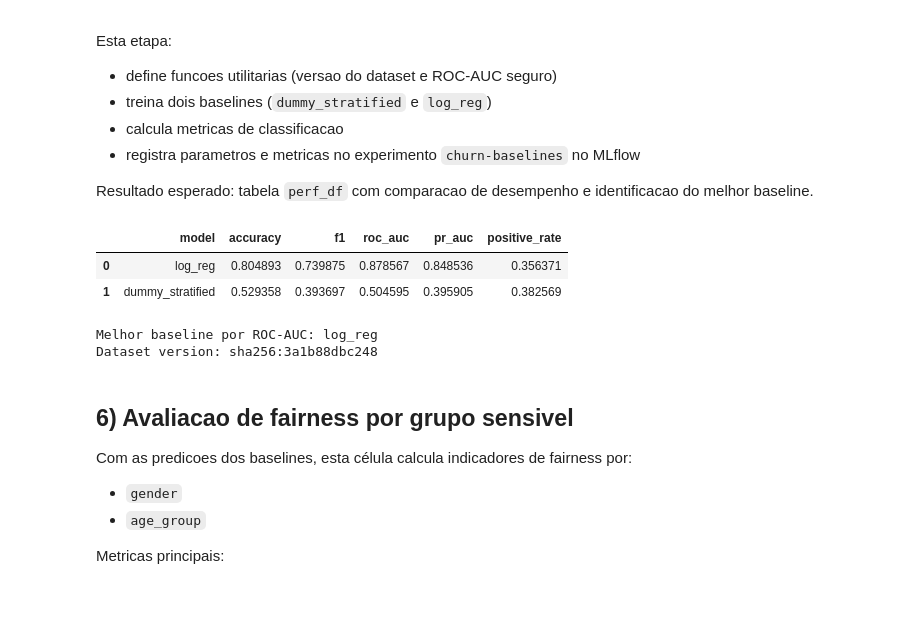
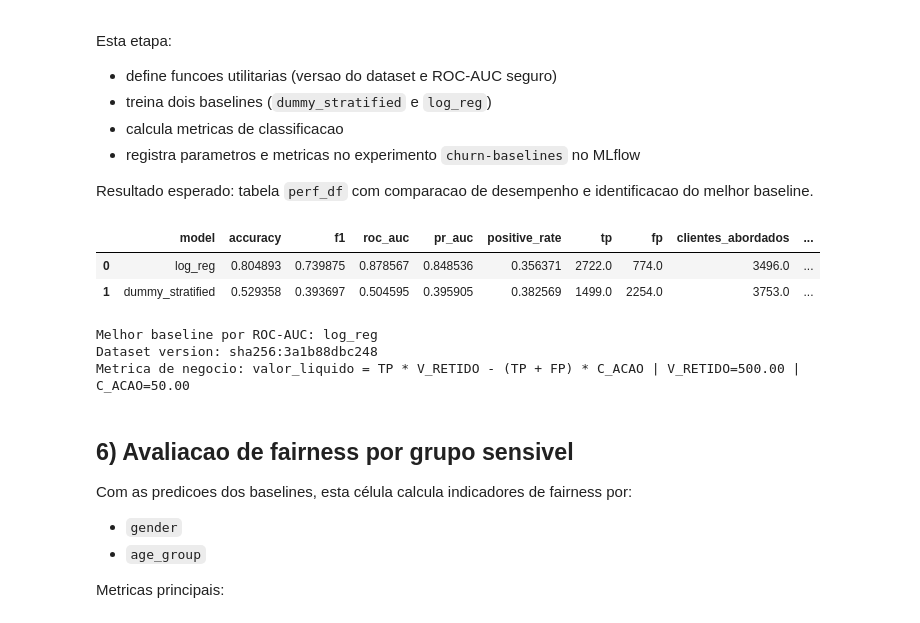
Before and after one commit to Janoti/mlet-grupo4-tech-challenge, a Jupyter notebook: notebooks/02_baselines.ipynb, the cells around one changed output. Cells and saved outputs as stored; diff of their text form; code cells hidden in the pictures.

```diff
--- a/notebooks/02_baselines.ipynb
+++ b/notebooks/02_baselines.ipynb
@@ -187,12 +187,42 @@ def safe_roc_auc(y_true, y_score) -> float:
         return float("nan")
 
 
+def compute_business_metrics(y_true, y_pred, value_retained: float, action_cost: float) -> dict:
+    y_true_np = np.asarray(y_true).astype(int)
+    y_pred_np = np.asarray(y_pred).astype(int)
+
+    tp = int(((y_true_np == 1) & (y_pred_np == 1)).sum())
+    fp = int(((y_true_np == 0) & (y_pred_np == 1)).sum())
+    contacted = int((y_pred_np == 1).sum())
+    n = int(len(y_true_np))
+
+    gross_value = float(tp * value_retained)
+    action_total_cost = float((tp + fp) * action_cost)
+    net_value = float(gross_value - action_total_cost)
+    value_per_customer = float(net_value / n) if n > 0 else float("nan")
+
+    return {
+        "tp": float(tp),
+        "fp": float(fp),
+        "clientes_abordados": float(contacted),
+        "valor_bruto": gross_value,
+        "custo_total_acao": action_total_cost,
+        "valor_liquido": net_value,
+        "valor_por_cliente": value_per_customer,
+    }
+
+
 # Parametros mais robustos para OHE de alta dimensionalidade (reduz chance de nao convergencia).
 LOG_REG_KWARGS = {
     "max_iter": 2000,
     "solver": "liblinear",
     "random_state": 42,
 }
+
+# Parametros da metrica de negocio (podem ser calibrados com negocio).
+BUSINESS_VALUE_RETAINED = 500.0
+BUSINESS_ACTION_COST = 50.0
+
 
 dataset_version = compute_dataset_version(DATA_PATH)
 mlflow.set_tracking_uri("file:../mlruns")
@@ -217,6 +247,13 @@ for name, estimator in models.items():
     else:
         y_score = y_pred.astype(float)
 
+    business_row = compute_business_metrics(
+        y_true=y_test,
+        y_pred=y_pred,
+        value_retained=BUSINESS_VALUE_RETAINED,
+        action_cost=BUSINESS_ACTION_COST,
+    )
+
     metrics_row = {
         "model": name,
         "accuracy": float(accuracy_score(y_test, y_pred)),
@@ -224,38 +261,48 @@ for name, estimator in models.items():
         "roc_auc": safe_roc_auc(y_test, y_score),
         "pr_auc": float(average_precision_score(y_test, y_score)),
         "positive_rate": float(y_pred.mean()),
+        **business_row,
     }
     rows.append(metrics_row)
 
     with mlflow.start_run(run_name=name):
         mlflow.log_params(
             {
                 "model": name,
                 "test_size": 0.2,
                 "random_state": 42,
                 "dataset_path": str(DATA_PATH),
                 "dataset_version": dataset_version,
                 "n_rows": int(len(df)),
                 "n_features_before_ohe": int(X.shape[1]),
+                "business_value_retained": BUSINESS_VALUE_RETAINED,
+                "business_action_cost": BUSINESS_ACTION_COST,
+                "business_formula": "valor_liquido = TP * V_RETIDO - (TP + FP) * C_ACAO",
             }
         )
         mlflow.log_metrics({k: v for k, v in metrics_row.items() if k != "model" and pd.notna(v)})
 
     trained[name] = pipe
     pred_store[name] = {"y_pred": y_pred, "y_score": y_score}
 
 perf_df = pd.DataFrame(rows).sort_values("roc_auc", ascending=False, na_position="last").reset_index(drop=True)
 display(perf_df)
 best_name = perf_df.loc[0, "model"]
 best_model = trained[best_name]
 print("Melhor baseline por ROC-AUC:", best_name)
 print("Dataset version:", dataset_version)
+print(
+    "Metrica de negocio: valor_liquido = TP * V_RETIDO - (TP + FP) * C_ACAO",
+    f"| V_RETIDO={BUSINESS_VALUE_RETAINED:.2f}",
+    f"| C_ACAO={BUSINESS_ACTION_COST:.2f}",
+)
 # %% [output]
-|  | model | accuracy | f1 | roc_auc | pr_auc | positive_rate |
-| 0 | log_reg | 0.804893 | 0.739875 | 0.878567 | 0.848536 | 0.356371 |
-| 1 | dummy_stratified | 0.529358 | 0.393697 | 0.504595 | 0.395905 | 0.382569 |
+|  | model | accuracy | f1 | roc_auc | pr_auc | positive_rate | tp | fp | clientes_abordados | ... |
+| 0 | log_reg | 0.804893 | 0.739875 | 0.878567 | 0.848536 | 0.356371 | 2722.0 | 774.0 | 3496.0 | ... |
+| 1 | dummy_stratified | 0.529358 | 0.393697 | 0.504595 | 0.395905 | 0.382569 | 1499.0 | 2254.0 | 3753.0 | ... |
 Melhor baseline por ROC-AUC: log_reg
 Dataset version: sha256:3a1b88dbc248
+Metrica de negocio: valor_liquido = TP * V_RETIDO - (TP + FP) * C_ACAO | V_RETIDO=500.00 | C_ACAO=50.00
 # %% [markdown]
 ## 6) Avaliacao de fairness por grupo sensivel
 
```
Also changed, not shown: parts of 1 cell of this notebook, 7 other files.
